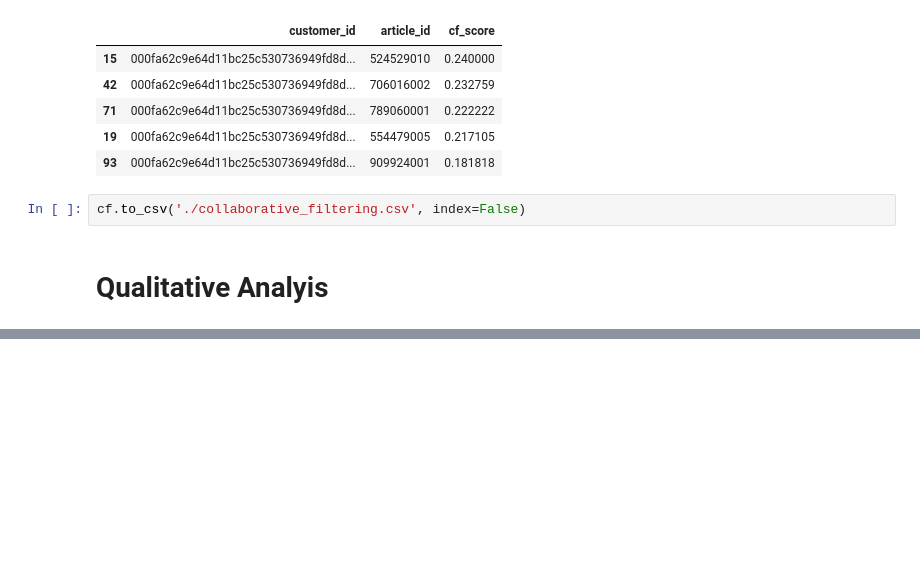
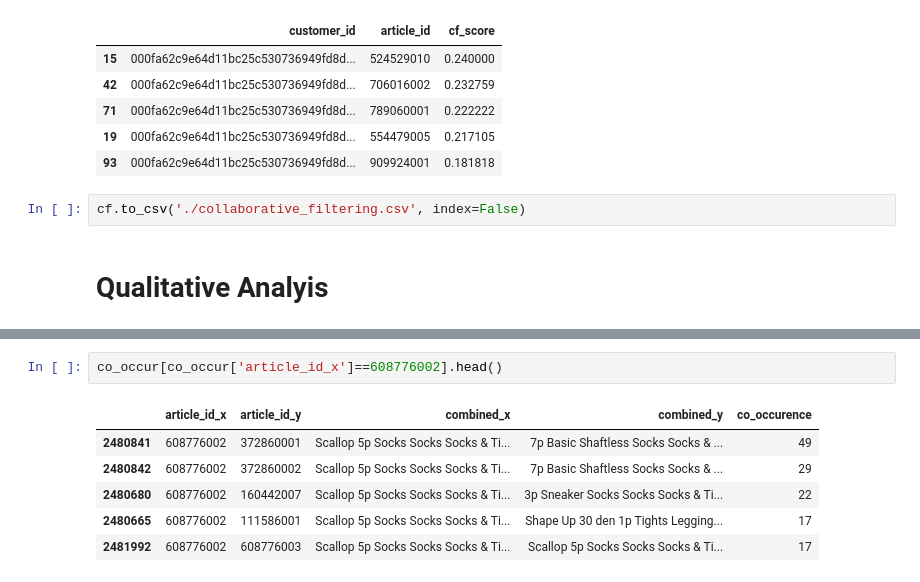
Before and after one commit to aartij22/recommendation, a Jupyter notebook: relevance/cross_sell/frequently_bought.ipynb, the cells around one changed output, grey strips where cells are left out. Cells and saved outputs as stored; diff of their text form; blank space fills up the shorter version.

```diff
--- a/relevance/cross_sell/frequently_bought.ipynb
+++ b/relevance/cross_sell/frequently_bought.ipynb
@@ -116 +107,10 @@ co_occurence[co_occurence['article_id_x']==722416001].head()
+# %%
+co_occur[co_occur['article_id_x']==608776002].head()
+# %% [output]
+|  | article_id_x | article_id_y | combined_x | combined_y | co_occurence |
+| 2480841 | 608776002 | 372860001 | Scallop 5p Socks Socks Socks & Ti... | 7p Basic Shaftless Socks Socks & ... | 49 |
+| 2480842 | 608776002 | 372860002 | Scallop 5p Socks Socks Socks & Ti... | 7p Basic Shaftless Socks Socks & ... | 29 |
+| 2480680 | 608776002 | 160442007 | Scallop 5p Socks Socks Socks & Ti... | 3p Sneaker Socks Socks Socks & Ti... | 22 |
+| 2480665 | 608776002 | 111586001 | Scallop 5p Socks Socks Socks & Ti... | Shape Up 30 den 1p Tights Legging... | 17 |
+| 2481992 | 608776002 | 608776003 | Scallop 5p Socks Socks Socks & Ti... | Scallop 5p Socks Socks Socks & Ti... | 17 |
 # %% [markdown]
```
Also changed, not shown: parts of 9 cells of this notebook.
